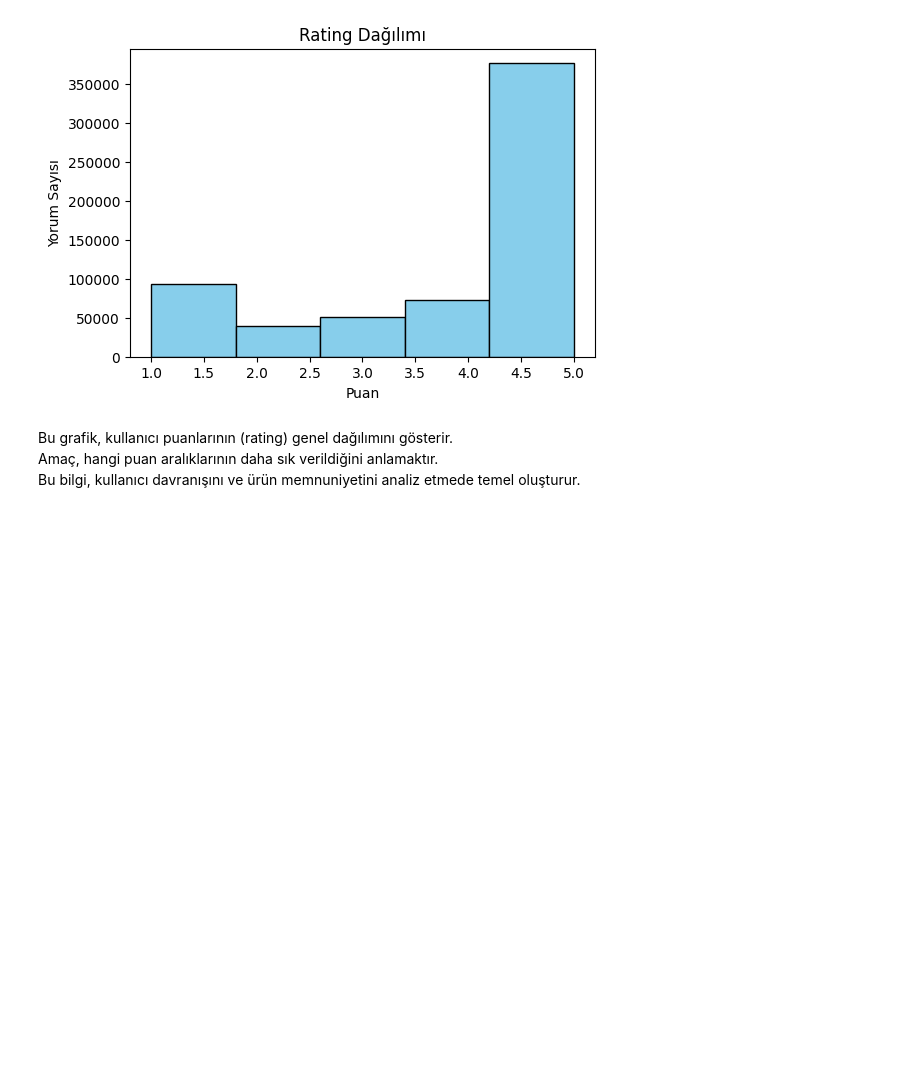
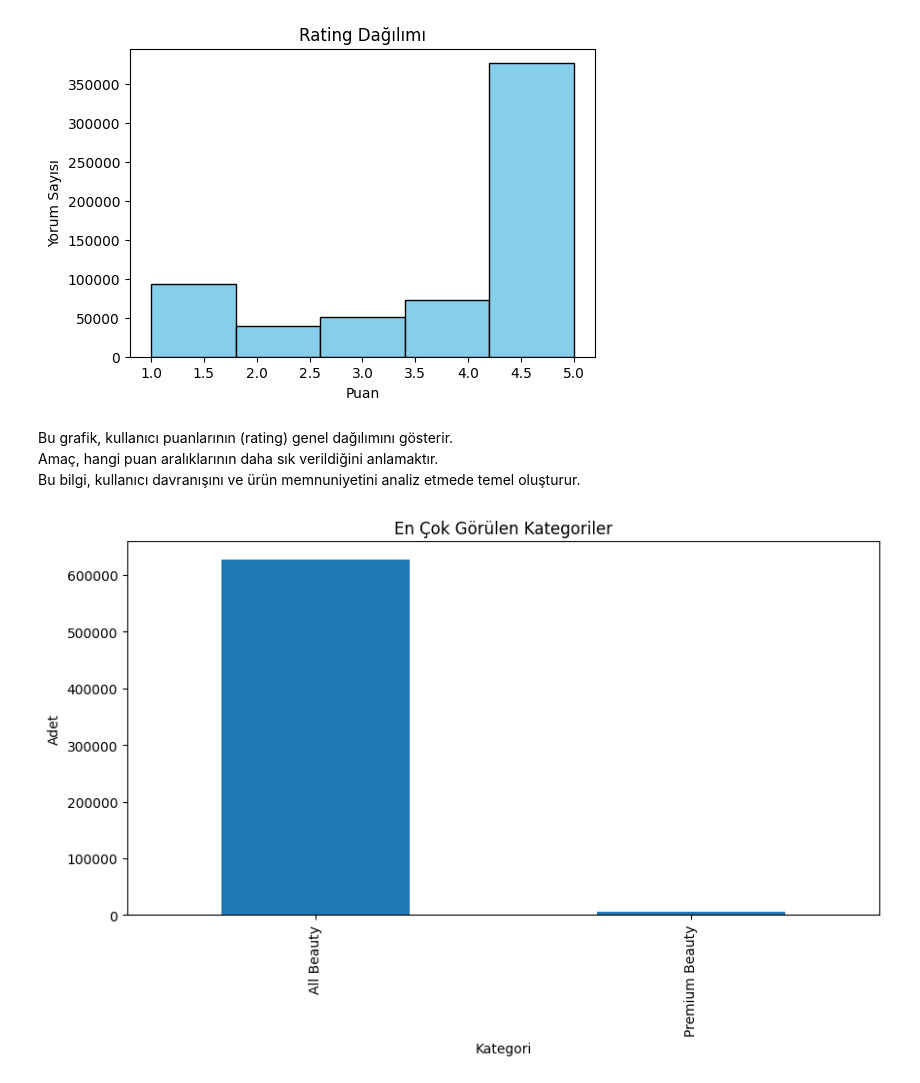
Before and after one commit to evil1341/Semicolon, a Jupyter notebook: FET445_22040301144_Semicolon_1.ipynb, the cells around one changed output. Drawn from its saved outputs; the diff is of its cells as text; code cells hidden in the pictures; blank space fills up the shorter version.

```diff
--- a/FET445_22040301144_Semicolon_1.ipynb
+++ b/FET445_22040301144_Semicolon_1.ipynb
@@ -653,3 +753,12 @@ plt.show()
 Bu grafik, kullanıcı puanlarının (rating) genel dağılımını gösterir.
 Amaç, hangi puan aralıklarının daha sık verildiğini anlamaktır.
 Bu bilgi, kullanıcı davranışını ve ürün memnuniyetini analiz etmede temel oluşturur.
+# %%
+plt.figure(figsize=(10,5))
+merged_df['main_category'].value_counts().head(15).plot(kind='bar')
+plt.title("En Çok Görülen Kategoriler")
+plt.xlabel("Kategori")
+plt.ylabel("Adet")
+plt.show()
+# %% [output]
+[figure, added]
```
Also changed, not shown: parts of 15 cells of this notebook.
